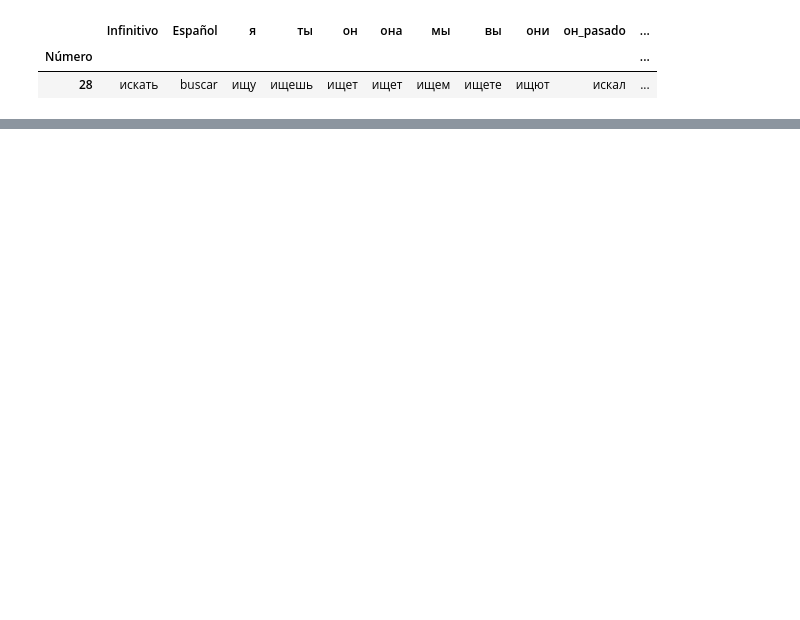
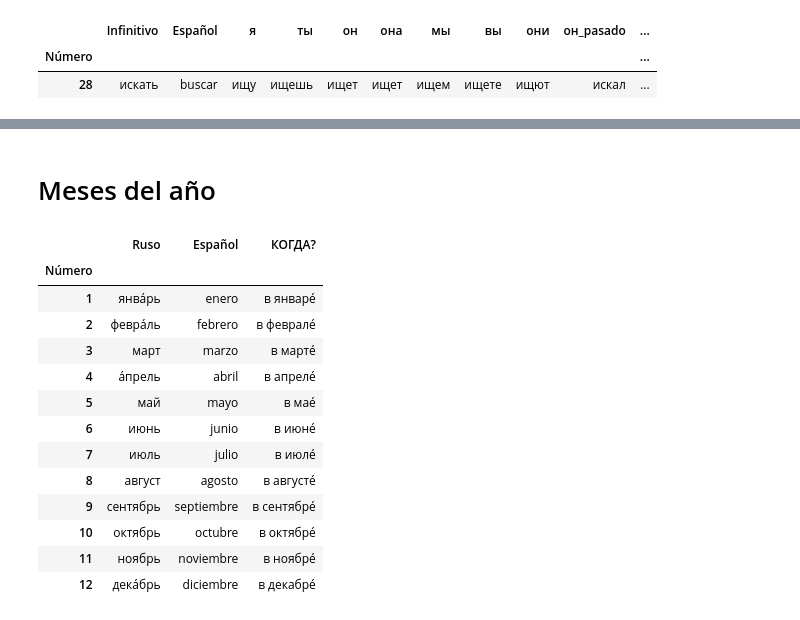
Before and after one commit to Sandiihers/Mis_collabs, a Jupyter notebook: Ruso_compartir.ipynb, the cells around one changed output, grey strips where cells are left out. Saved outputs shown, nothing was run; the diff lists cells and outputs as text; code cells hidden in the pictures; blank space fills up the shorter version.

```diff
--- a/Ruso_compartir.ipynb
+++ b/Ruso_compartir.ipynb
@@ -166,0 +301,25 @@ buscar_por_ruso('целоваться')
+# %% [markdown]
+# Meses del año
+# %%
+df4=pd.read_csv('/content/drive/MyDrive/Ruso_compartir/Meses.csv')
+df4.columns = df4.columns.str.strip()
+df4['Ruso'] = df4['Ruso'].str.strip()
+df4['Español'] = df4['Español'].str.strip()
+df4['КОГДА?'] = df4['КОГДА?'].str.strip()
+df4.set_index("Número",inplace=True)
+df4
+# %% [output]
+|  | Ruso | Español | КОГДА? |
+| Número |  |  |  |
+| 1 | янвáрь | enero | в январé |
+| 2 | феврáль | febrero | в февралé |
+| 3 | март | marzo | в мартé |
+| 4 | áпрель | abril | в апрелé |
+| 5 | май | mayo | в маé |
+| 6 | июнь | junio | в июнé |
+| 7 | июль | julio | в июлé |
+| 8 | август | agosto | в августé |
+| 9 | сентябрь | septiembre | в сентябрé |
+| 10 | октябрь | octubre | в октябрé |
+| 11 | ноябрь | noviembre | в ноябрé |
+| 12 | декáбрь | diciembre | в декабрé |
```
Also changed, not shown: parts of 13 cells of this notebook.
